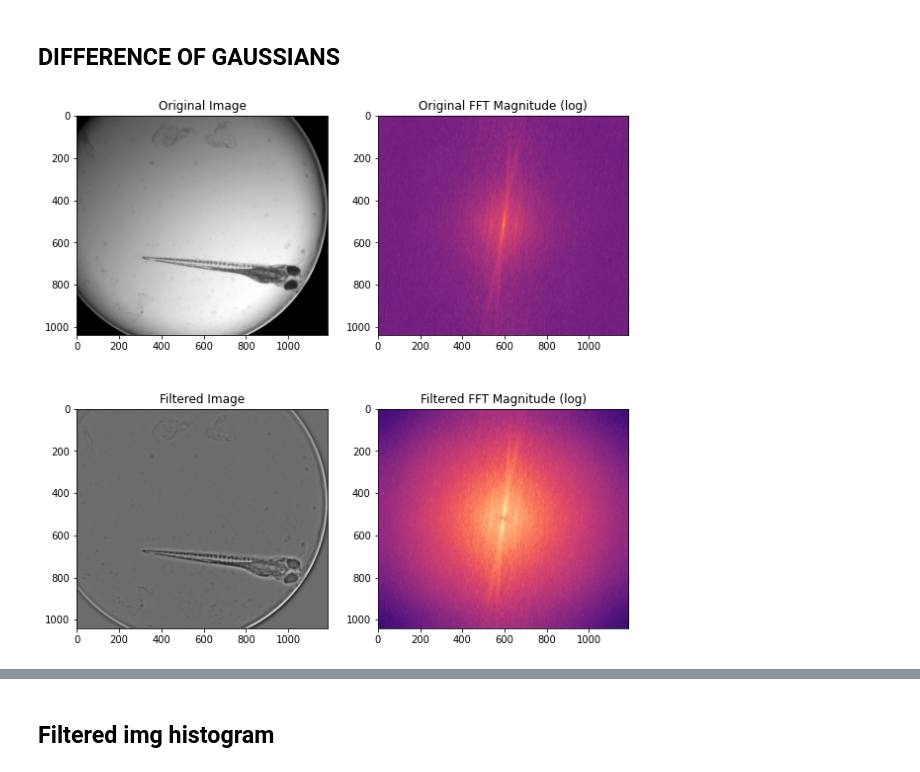
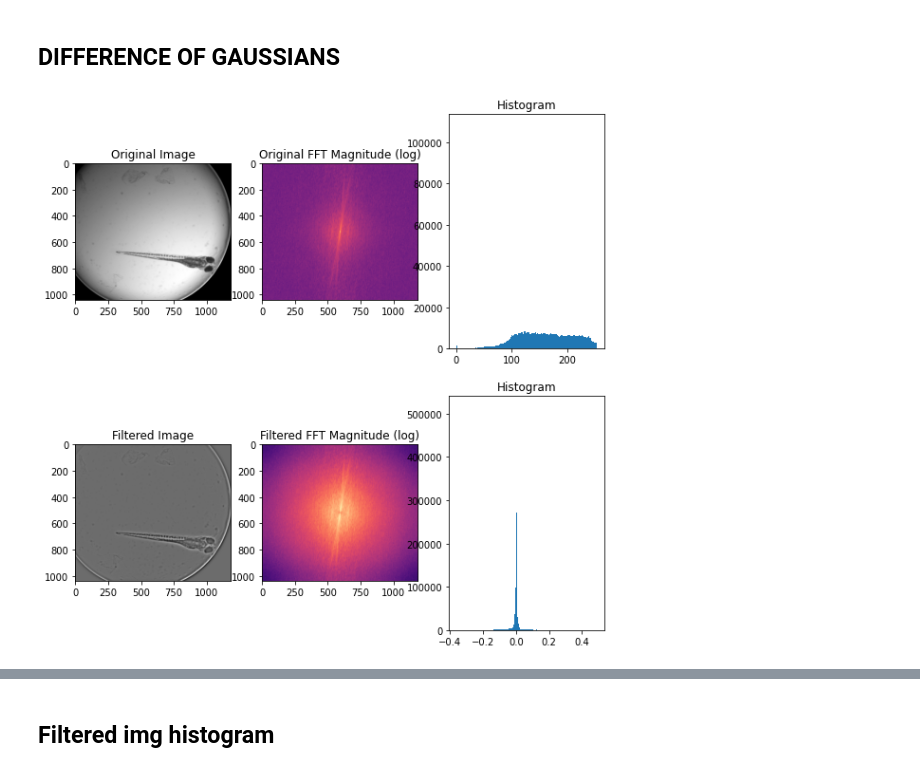
Before and after one commit to gimesia/zebrafisher, a Jupyter notebook: __docs/__notebooks/segm.ipynb, the cells around one changed output, grey strips where cells are left out. Saved outputs shown, nothing was run; the diff lists cells and outputs as text; code cells hidden in the pictures.

```diff
--- a/__docs/__notebooks/segm.ipynb
+++ b/__docs/__notebooks/segm.ipynb
@@ -14,7 +15,7 @@ from skimage.filters import difference_of_gaussians, window, meijering, sato, fr
 # %% [markdown]
 ## Read image in
 # %%
-start_img = cv.imread('zfc.jpg', 0)
+start_img = io.imread('zfc.jpg', as_gray=True)
 
 fig, ax = plt.subplots(nrows=1, ncols=2, figsize=(10, 10))
 
@@ -53,25 +54,29 @@ plt.show()
 # %%
 gaussian_diff = median_blurred
 window_image = gaussian_diff * window('hann', gaussian_diff.shape)  # window image to improve FFT
 filtered_image = difference_of_gaussians(gaussian_diff, 1, 10)
 filtered_wimage = filtered_image * window('hann', gaussian_diff.shape)
 im_f_mag = fftshift(np.abs(fftn(window_image)))
 fim_f_mag = fftshift(np.abs(fftn(filtered_wimage)))
 
-fig, ax = plt.subplots(nrows=2, ncols=2, figsize=(10, 10))
+fig, ax = plt.subplots(nrows=2, ncols=3, figsize=(10, 10))
 ax[0, 0].imshow(gaussian_diff, cmap='gray')
 ax[0, 0].set_title('Original Image')
 im_f_mag = np.log(im_f_mag)
 ax[0, 1].imshow(im_f_mag, cmap='magma')
 ax[0, 1].set_title('Original FFT Magnitude (log)')
+ax[0, 2].hist(gaussian_diff.ravel(), bins=256)
+ax[0, 2].set_title('Histogram')
 
 ax[1, 0].imshow(filtered_image, cmap='gray')
 ax[1, 0].set_title('Filtered Image')
 
 fim_f_mag = np.log(fim_f_mag)
 ax[1, 1].imshow(fim_f_mag, cmap='magma')
 ax[1, 1].set_title('Filtered FFT Magnitude (log)')
+ax[1, 2].hist(filtered_image.ravel(), bins=256)
+ax[1, 2].set_title('Histogram')
 
 plt.show()
 # %% [output]
-[figure, old version]
+[figure, new version]
```
Also changed, not shown: parts of 11 cells of this notebook, 3 other files.
